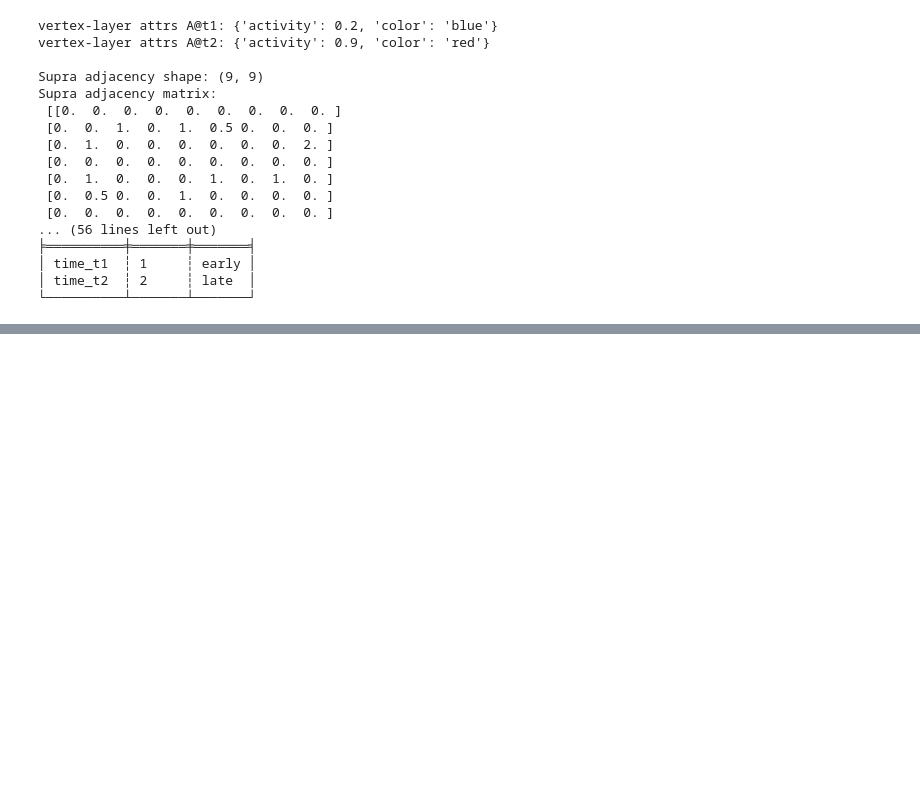
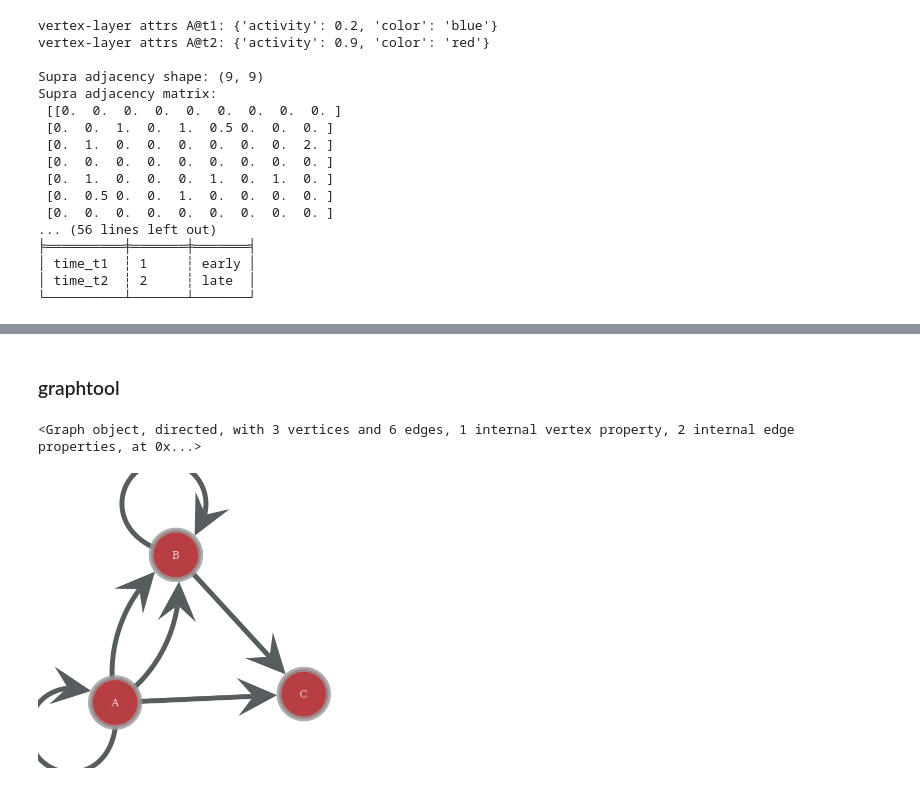
Before and after one commit to saezlab/AnnNet, a Jupyter notebook: docs/testing_new_updates.ipynb, the cells around one changed output, grey strips where cells are left out. Drawn from its saved outputs; the diff is of its cells as text; code cells hidden in the pictures; blank space fills up the shorter version.

Commit message:
graphtool adapter , same logic as other adapters: to_graphtool goes from annnet graph to gt graph + a manifes for non supported features, and from_graphtool reads the gt graph and manifest optionally.

```diff
--- a/docs/testing_new_updates.ipynb
+++ b/docs/testing_new_updates.ipynb
@@ -90,7 +93,7 @@ G.set_aspects(
 
 # 2) Add vertices in the base graph
 for u in ["A", "B", "C"]:
-    G.add_vertex(u)
+    G.add_vertex(u, name = f"named {u}")
 
 # 3) Declare vertex-layer presence (V_M)
 for u in ["A", "B", "C"]:
@@ -297,0 +301,2 @@ LayerManager subgraph(t1) edges   : {'A--B@t1', 'B--C@t1'}
+# %% [markdown]
+### graphtool
@@ -297,0 +314,22 @@ LayerManager subgraph(t1) edges   : {'A--B@t1', 'B--C@t1'}
+# %%
+gtG, manifest = gtt.to_graphtool(G)
+
+# reconstruct an AnnNet graph:
+G2 = gtt.from_graphtool(gtG, manifest)
+# %%
+gtG
+# %% [output]
+<Graph object, directed, with 3 vertices and 6 edges, 1 internal vertex property, 2 internal edge properties, at 0x...>
+# %%
+pos = gt.sfdp_layout(gtG)
+
+# Draw with vertex ids as labels
+gt.graph_draw(
+    gtG,
+    pos=pos,
+    vertex_text=gtG.vp["id"],
+    vertex_font_size=10,
+    output_size=(300,300),
+)
+# %% [output]
+[figure, added]
```
Also changed, not shown: parts of 7 cells of this notebook, 2 other files.
